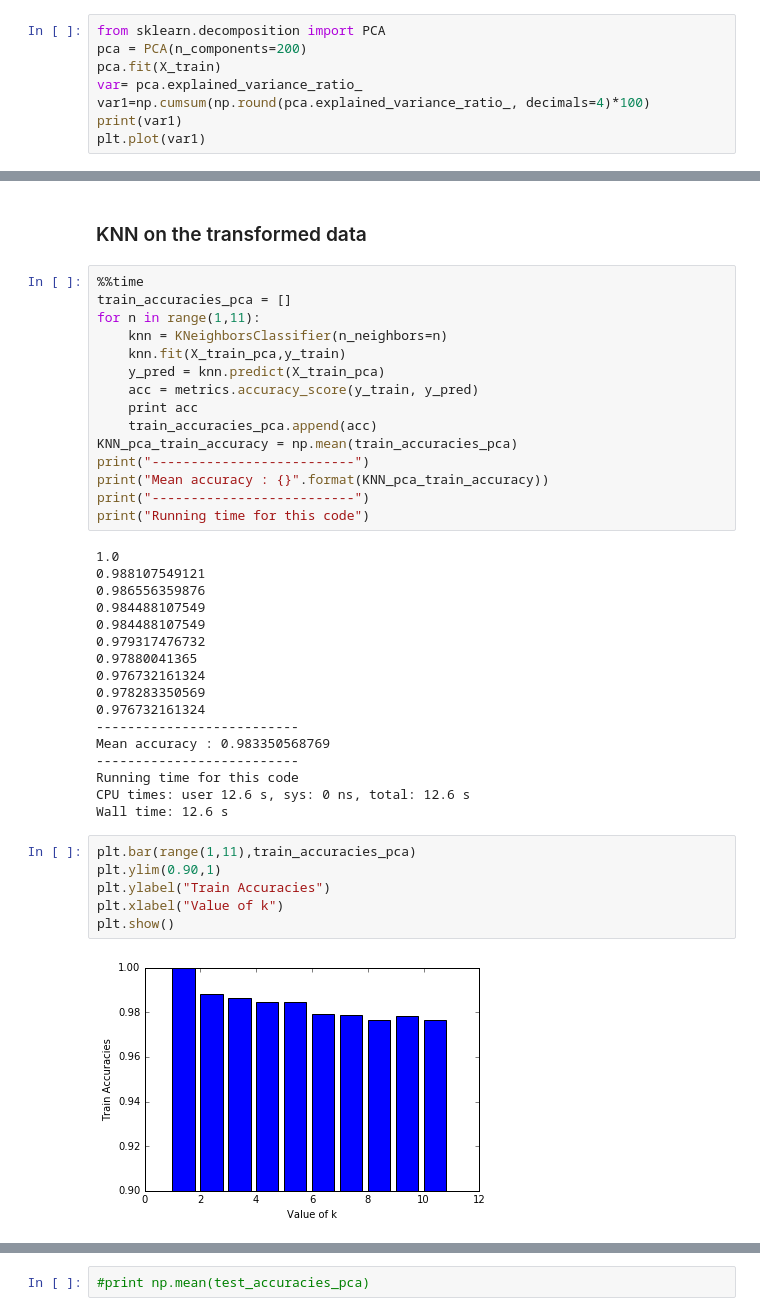
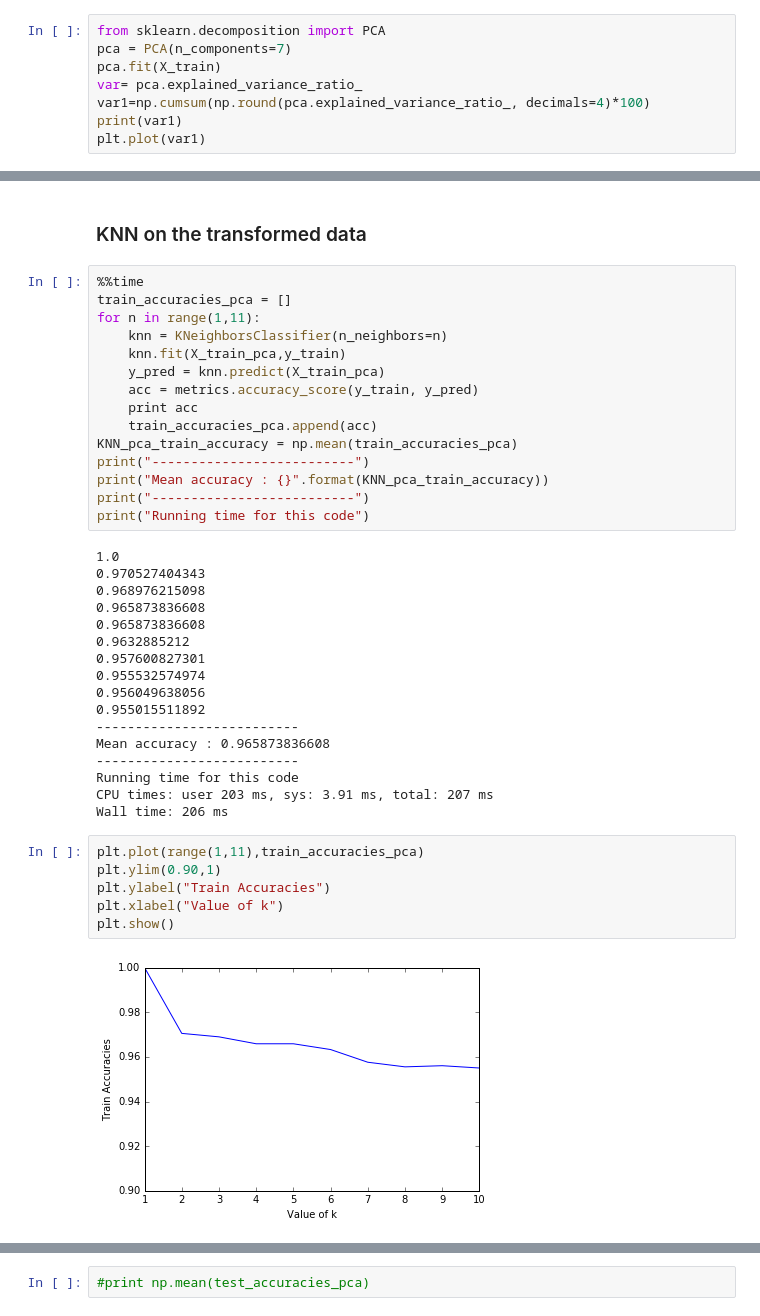
Before and after one commit to rsibi/Machine-Learning, a Jupyter notebook: KNN and Naive Bayes.ipynb, the cells around one changed output, grey strips where cells are left out. Cells and saved outputs as stored; diff of their text form.

Commit message:
Bar plots changed to line plots

```diff
--- a/KNN and Naive Bayes.ipynb
+++ b/KNN and Naive Bayes.ipynb
@@ -237,7 +237,7 @@ A quesiton that arises when using PCA is how many components should we choose? W
 Note : Keep number of components, n\_components=50 also gives a reasonably good performance of around 90%.
 # %%
 from sklearn.decomposition import PCA
-pca = PCA(n_components=200)
+pca = PCA(n_components=7)
 pca.fit(X_train)
 var= pca.explained_variance_ratio_
 var1=np.cumsum(np.round(pca.explained_variance_ratio_, decimals=4)*100)
@@ -288,29 +269,29 @@ print("--------------------------")
 print("Running time for this code")
 # %% [output]
 1.0
-0.988107549121
-0.986556359876
-0.984488107549
-0.984488107549
-0.979317476732
-0.97880041365
-0.976732161324
-0.978283350569
-0.976732161324
+0.970527404343
+0.968976215098
+0.965873836608
+0.965873836608
+0.9632885212
+0.957600827301
+0.955532574974
+0.956049638056
+0.955015511892
 --------------------------
-Mean accuracy : 0.983350568769
+Mean accuracy : 0.965873836608
 --------------------------
 Running time for this code
-CPU times: user 12.6 s, sys: 0 ns, total: 12.6 s
-Wall time: 12.6 s
+CPU times: user 203 ms, sys: 3.91 ms, total: 207 ms
+Wall time: 206 ms
 # %%
-plt.bar(range(1,11),train_accuracies_pca)
+plt.plot(range(1,11),train_accuracies_pca)
 plt.ylim(0.90,1)
 plt.ylabel("Train Accuracies")
 plt.xlabel("Value of k")
 plt.show()
 # %% [output]
-[figure, old version]
+[figure, new version]
 # %%
 %%time
 test_accuracies_pca = []
```
Also changed, not shown: parts of 13 cells of this notebook.
